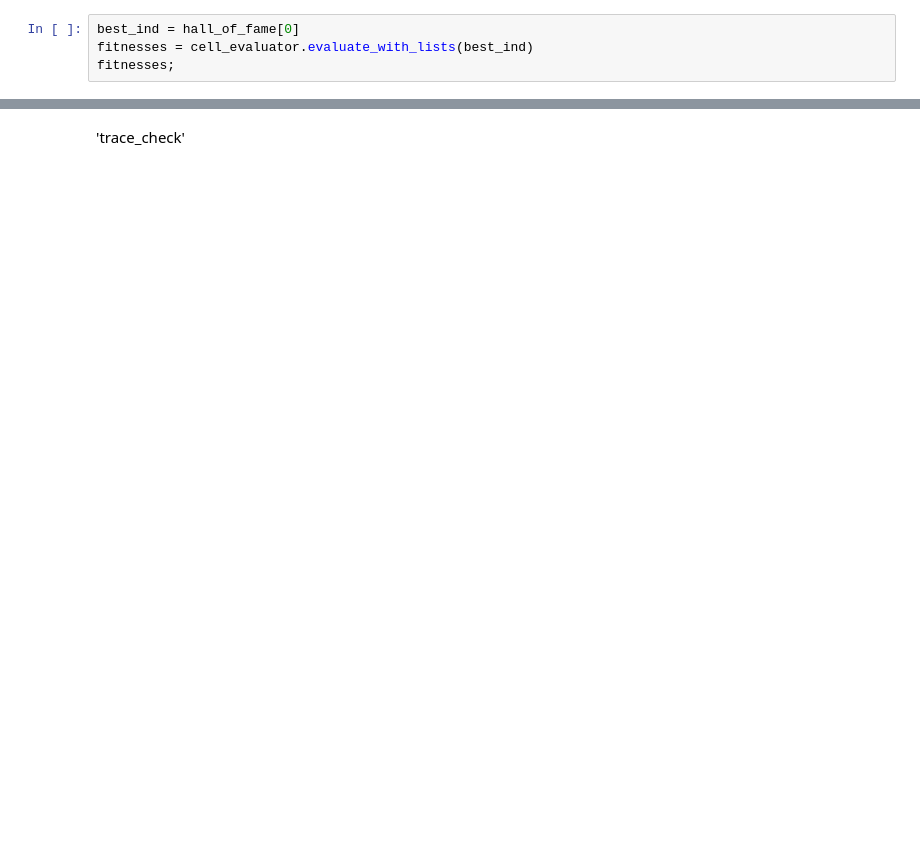
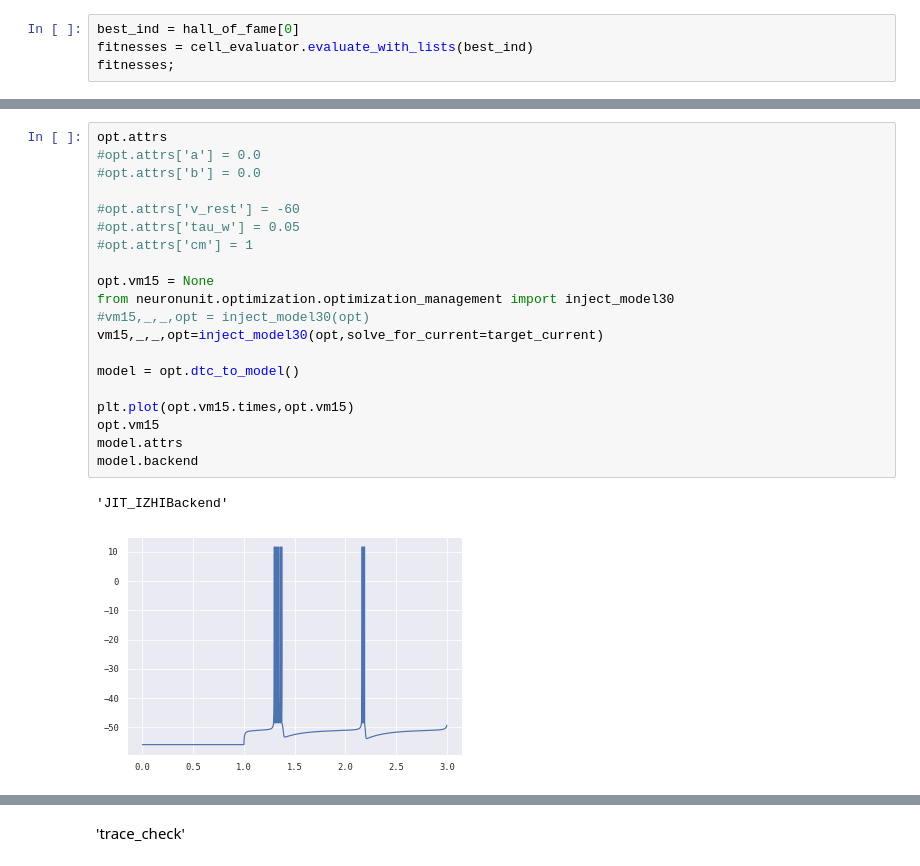
Before and after one commit to russelljjarvis/BluePyOptBU, a Jupyter notebook: examples/bpo_nu_fusion/latest_file_adexp.ipynb, the cells around one changed output, grey strips where cells are left out. Drawn from its saved outputs; the diff is of its cells as text; blank space fills up the shorter version.

```diff
--- a/examples/bpo_nu_fusion/latest_file_adexp.ipynb
+++ b/examples/bpo_nu_fusion/latest_file_adexp.ipynb
@@ -216 +306,24 @@ plt.show()
+# %%
+opt.attrs
+#opt.attrs['a'] = 0.0
+#opt.attrs['b'] = 0.0
+
+#opt.attrs['v_rest'] = -60
+#opt.attrs['tau_w'] = 0.05
+#opt.attrs['cm'] = 1
+
+opt.vm15 = None
+from neuronunit.optimization.optimization_management import inject_model30
+#vm15,_,_,opt = inject_model30(opt)
+vm15,_,_,opt=inject_model30(opt,solve_for_current=target_current)
+
+model = opt.dtc_to_model()
+
+plt.plot(opt.vm15.times,opt.vm15)
+opt.vm15
+model.attrs
+model.backend
+# %% [output]
+'JIT_IZHIBackend'
+[figure, added]
 # %%
```
Also changed, not shown: parts of 30 cells of this notebook, 14 other files.
